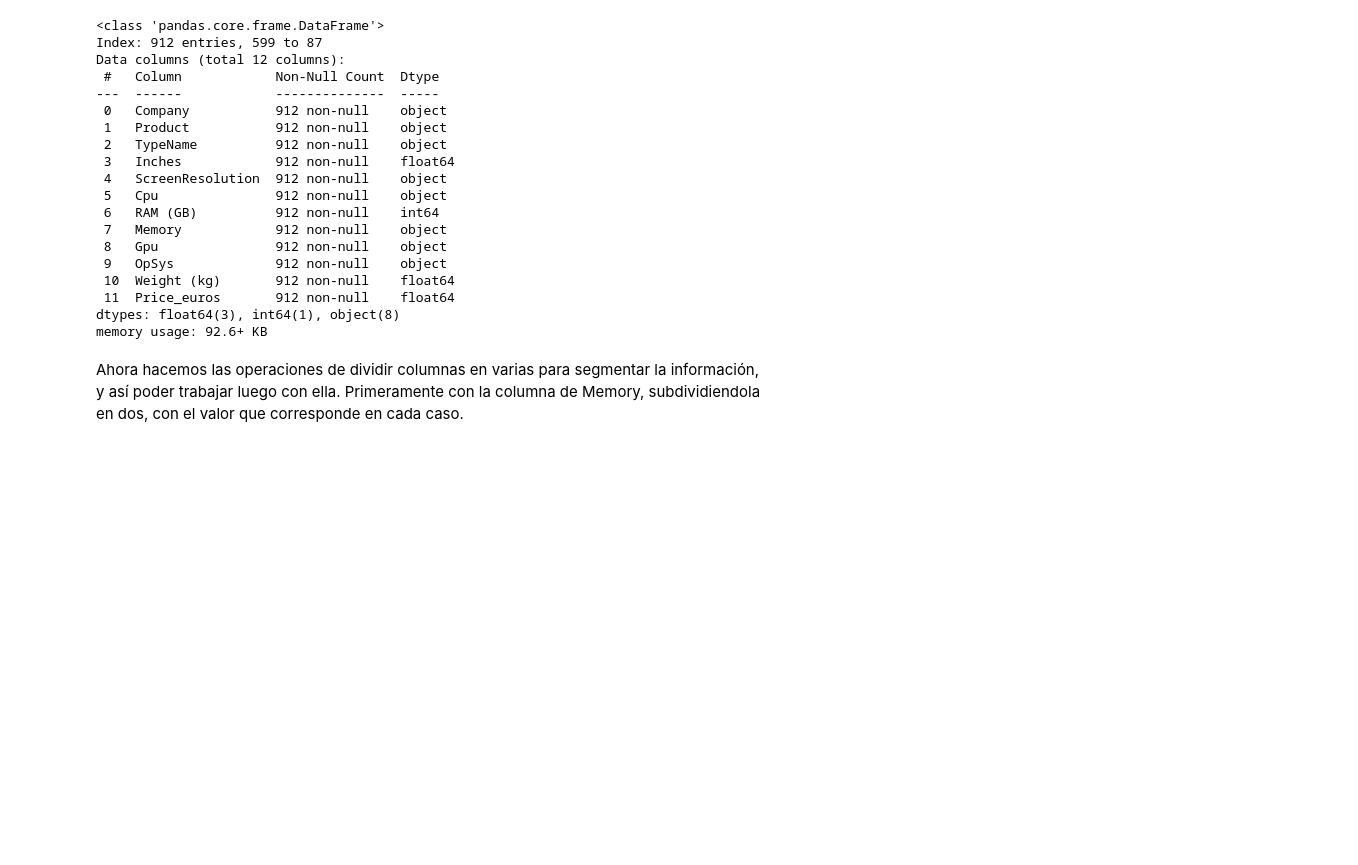
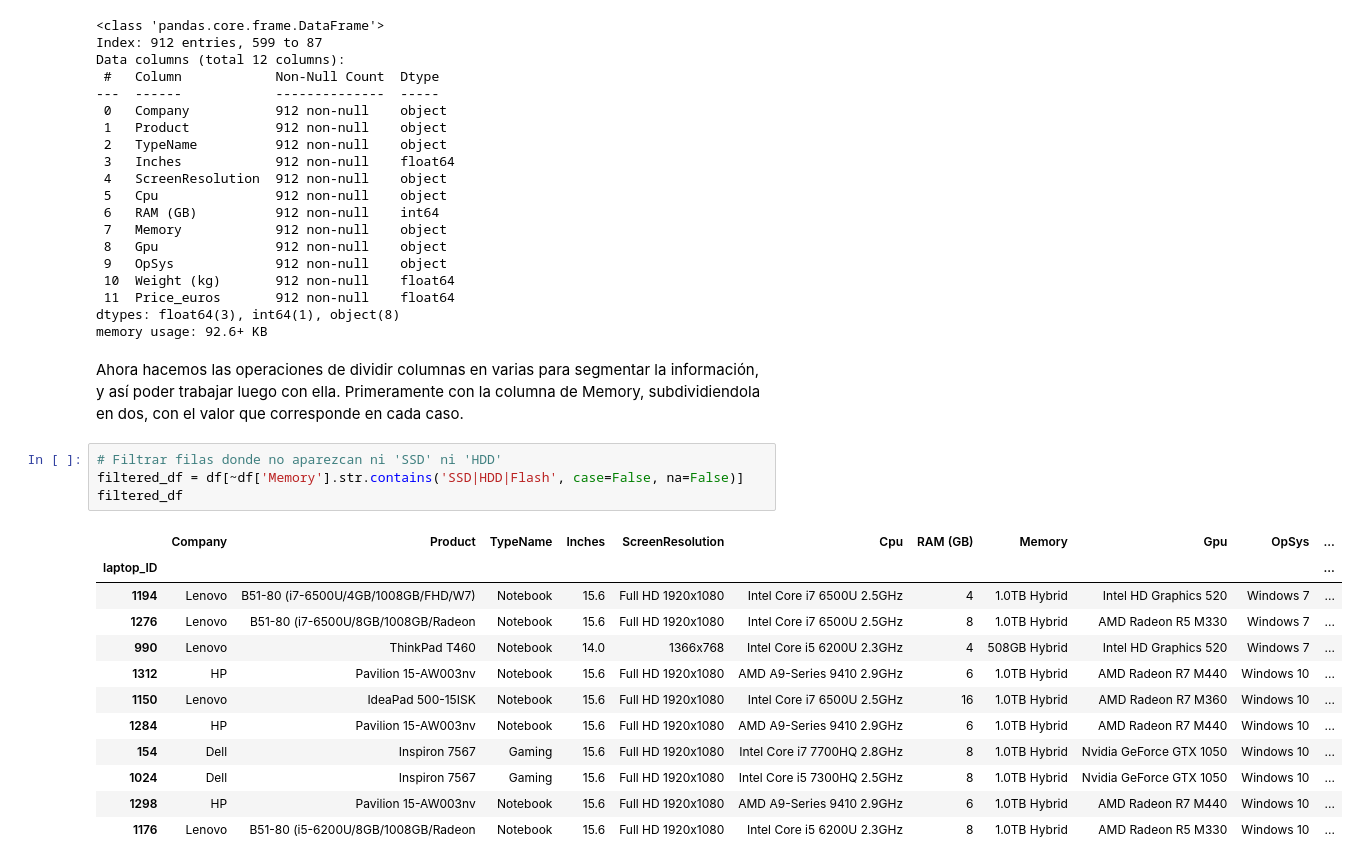
Before and after one commit to angelgvill/DS102024, a Jupyter notebook: 3-MachineLearning/2-Supervisado/ordenadores_agv.ipynb, the cells around one changed output. Drawn from its saved outputs; the diff is of its cells as text; blank space fills up the shorter version.

```diff
--- a/3-MachineLearning/2-Supervisado/ordenadores_agv.ipynb
+++ b/3-MachineLearning/2-Supervisado/ordenadores_agv.ipynb
@@ -142,6 +142,23 @@ memory usage: 92.6+ KB
 # %% [markdown]
 Ahora hacemos las operaciones de dividir columnas en varias para segmentar la información, y así poder trabajar luego con ella.
 Primeramente con la columna de Memory, subdividiendola en dos, con el valor que corresponde en cada caso.
+# %%
+# Filtrar filas donde no aparezcan ni 'SSD' ni 'HDD'
+filtered_df = df[~df['Memory'].str.contains('SSD|HDD|Flash', case=False, na=False)]
+filtered_df
+# %% [output]
+|  | Company | Product | TypeName | Inches | ScreenResolution | Cpu | RAM (GB) | Memory | Gpu | OpSys | ... |
+| laptop_ID |  |  |  |  |  |  |  |  |  |  | ... |
+| 1194 | Lenovo | B51-80 (i7-6500U/4GB/1008GB/FHD/W7) | Notebook | 15.6 | Full HD 1920x1080 | Intel Core i7 6500U 2.5GHz | 4 | 1.0TB Hybrid | Intel HD Graphics 520 | Windows 7 | ... |
+| 1276 | Lenovo | B51-80 (i7-6500U/8GB/1008GB/Radeon | Notebook | 15.6 | Full HD 1920x1080 | Intel Core i7 6500U 2.5GHz | 8 | 1.0TB Hybrid | AMD Radeon R5 M330 | Windows 7 | ... |
+| 990 | Lenovo | ThinkPad T460 | Notebook | 14.0 | 1366x768 | Intel Core i5 6200U 2.3GHz | 4 | 508GB Hybrid | Intel HD Graphics 520 | Windows 7 | ... |
+| 1312 | HP | Pavilion 15-AW003nv | Notebook | 15.6 | Full HD 1920x1080 | AMD A9-Series 9410 2.9GHz | 6 | 1.0TB Hybrid | AMD Radeon R7 M440 | Windows 10 | ... |
+| 1150 | Lenovo | IdeaPad 500-15ISK | Notebook | 15.6 | Full HD 1920x1080 | Intel Core i7 6500U 2.5GHz | 16 | 1.0TB Hybrid | AMD Radeon R7 M360 | Windows 10 | ... |
+| 1284 | HP | Pavilion 15-AW003nv | Notebook | 15.6 | Full HD 1920x1080 | AMD A9-Series 9410 2.9GHz | 6 | 1.0TB Hybrid | AMD Radeon R7 M440 | Windows 10 | ... |
+| 154 | Dell | Inspiron 7567 | Gaming | 15.6 | Full HD 1920x1080 | Intel Core i7 7700HQ 2.8GHz | 8 | 1.0TB Hybrid | Nvidia GeForce GTX 1050 | Windows 10 | ... |
+| 1024 | Dell | Inspiron 7567 | Gaming | 15.6 | Full HD 1920x1080 | Intel Core i5 7300HQ 2.5GHz | 8 | 1.0TB Hybrid | Nvidia GeForce GTX 1050 | Windows 10 | ... |
+| 1298 | HP | Pavilion 15-AW003nv | Notebook | 15.6 | Full HD 1920x1080 | AMD A9-Series 9410 2.9GHz | 6 | 1.0TB Hybrid | AMD Radeon R7 M440 | Windows 10 | ... |
+| 1176 | Lenovo | B51-80 (i5-6200U/8GB/1008GB/Radeon | Notebook | 15.6 | Full HD 1920x1080 | Intel Core i5 6200U 2.3GHz | 8 | 1.0TB Hybrid | AMD Radeon R5 M330 | Windows 10 | ... |
 # %%
 # Función para procesar cada fila
 def split_memory(memory):
```
Also changed, not shown: parts of 8 cells of this notebook.
